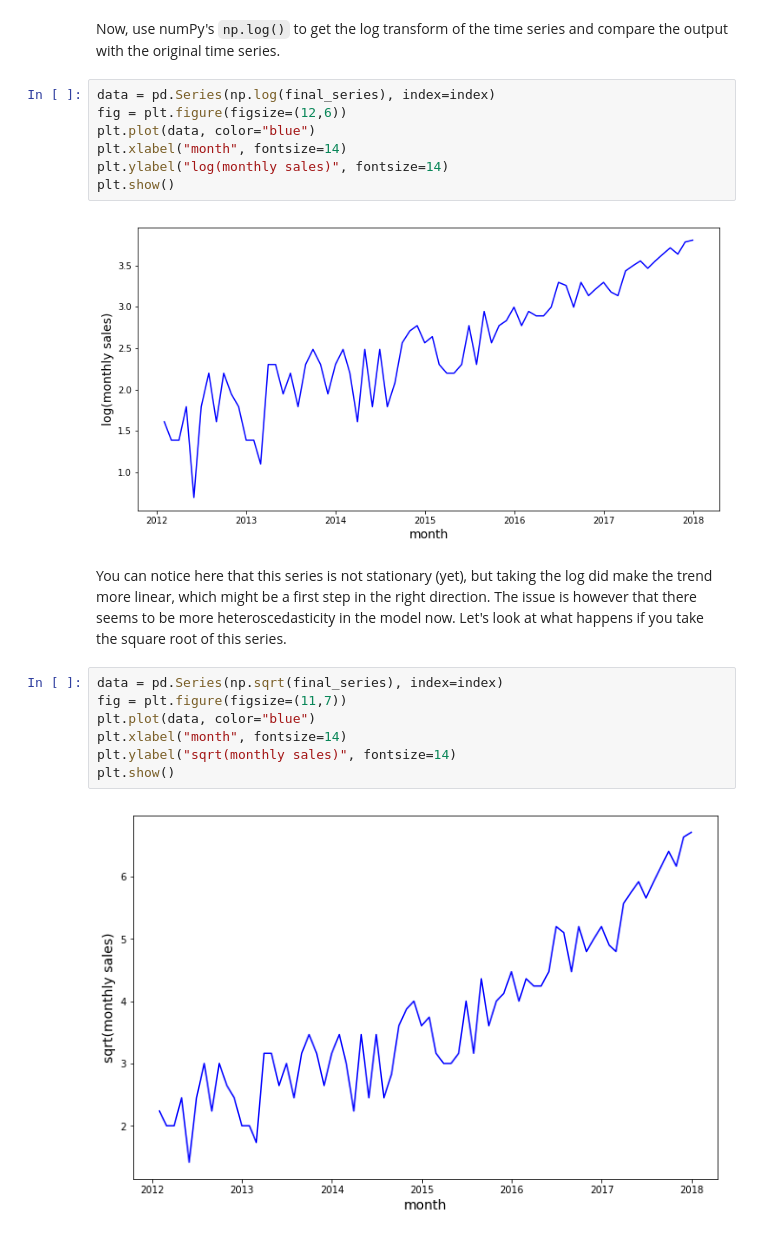
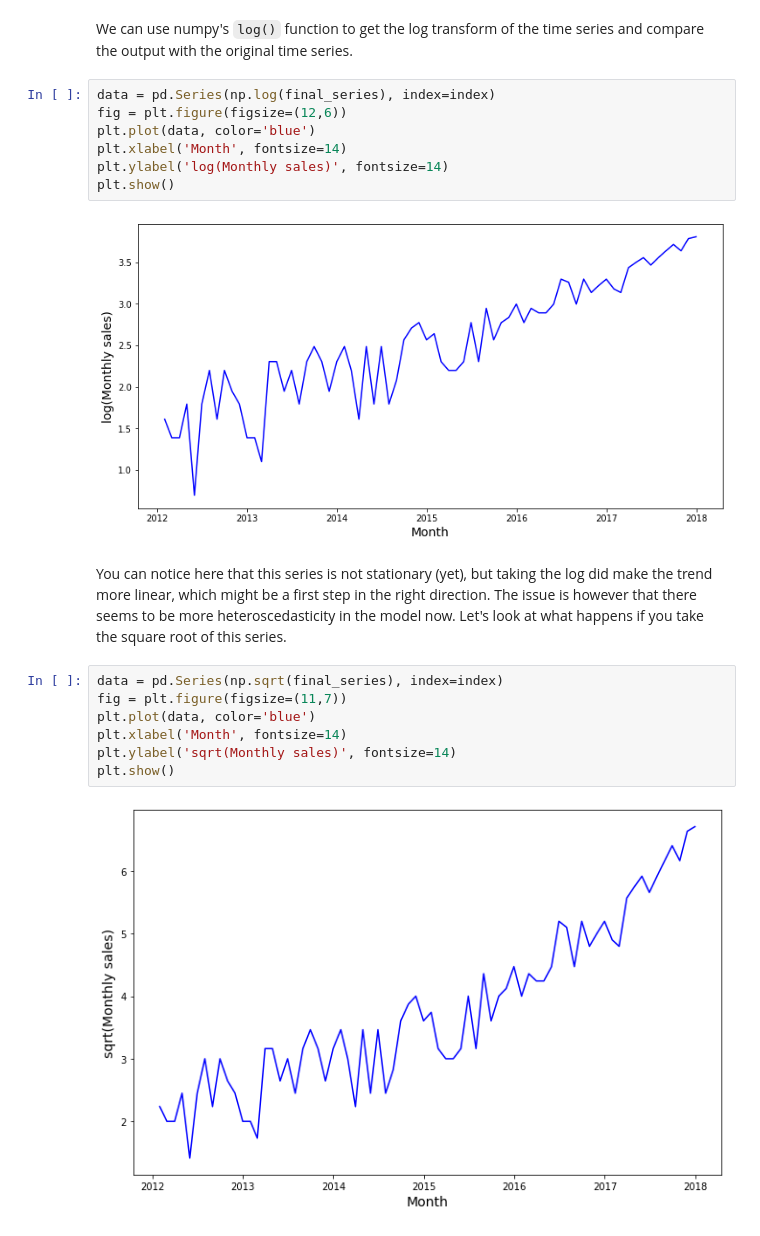
Before and after one commit to learn-co-curriculum/dsc-removing-trends, a Jupyter notebook: index.ipynb, the cells around one changed output. Cells and saved outputs as stored; diff of their text form.

```diff
--- a/index.ipynb
+++ b/index.ipynb
@@ -70,23 +73,23 @@ plt.show()
 # %% [markdown]
-Now, use numPy's `np.log()` to get the log transform of the time series and compare the output with the original time series.
+We can use numpy's `log()` function to get the log transform of the time series and compare the output with the original time series.
 # %%
 data = pd.Series(np.log(final_series), index=index)
 fig = plt.figure(figsize=(12,6))
-plt.plot(data, color="blue")
-plt.xlabel("month", fontsize=14)
-plt.ylabel("log(monthly sales)", fontsize=14)
+plt.plot(data, color='blue')
+plt.xlabel('Month', fontsize=14)
+plt.ylabel('log(Monthly sales)', fontsize=14)
 plt.show()
 # %% [output]
-[figure, old version]
+[figure, new version]
 # %% [markdown]
 You can notice here that this series is not stationary (yet), but taking the log did make the trend more linear, which might be a first step in the right direction. The issue is however that there seems to be more heteroscedasticity in the model now. Let's look at what happens if you take the square root of this series.
 # %%
 data = pd.Series(np.sqrt(final_series), index=index)
 fig = plt.figure(figsize=(11,7))
-plt.plot(data, color="blue")
-plt.xlabel("month", fontsize=14)
-plt.ylabel("sqrt(monthly sales)", fontsize=14)
+plt.plot(data, color='blue')
+plt.xlabel('Month', fontsize=14)
+plt.ylabel('sqrt(Monthly sales)', fontsize=14)
 plt.show()
 # %% [output]
-[figure, old version]
+[figure, new version]
 # %% [markdown]
```
Also changed, not shown: parts of 20 cells of this notebook.
